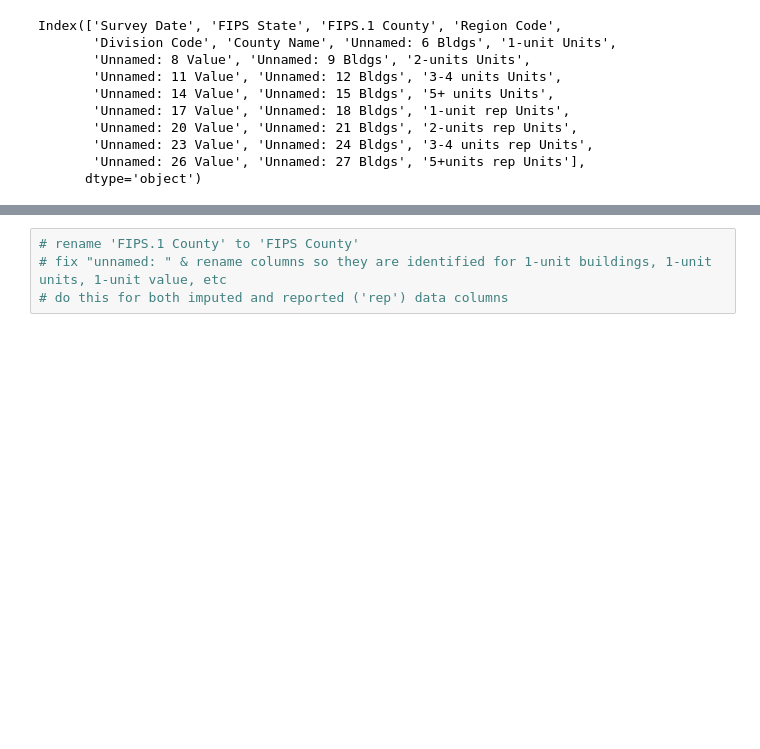
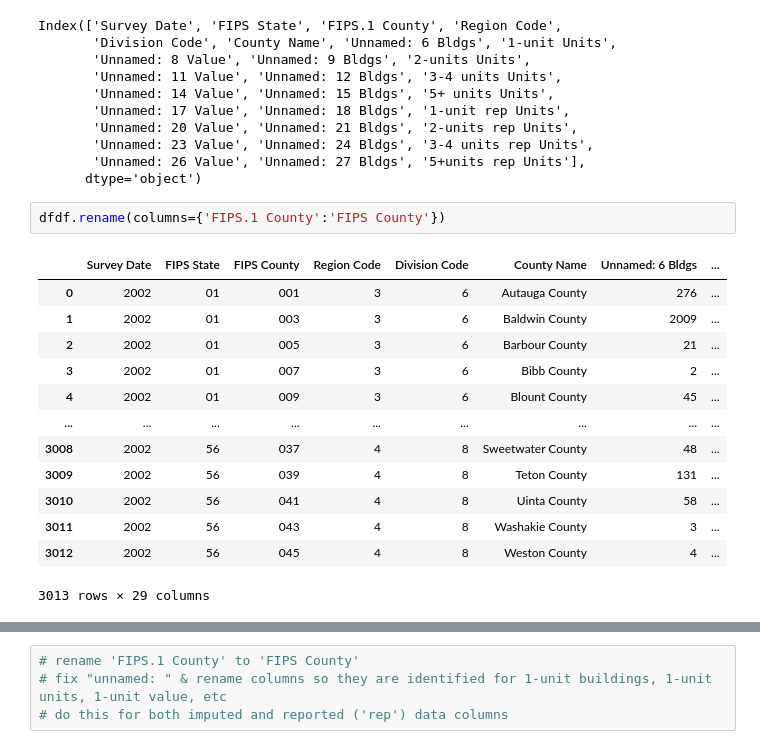
Before and after one commit to maria-milosh/rp-permits, a Jupyter notebook: notebooks/Test_File.ipynb, the cells around one changed output, grey strips where cells are left out. Drawn from its saved outputs; the diff is of its cells as text; blank space fills up the shorter version.

```diff
--- a/notebooks/Test_File.ipynb
+++ b/notebooks/Test_File.ipynb
@@ -62,3 +64,19 @@ Index(['Survey Date', 'FIPS State', 'FIPS.1 County', 'Region Code',
        'Unnamed: 23 Value', 'Unnamed: 24 Bldgs', '3-4 units rep Units',
        'Unnamed: 26 Value', 'Unnamed: 27 Bldgs', '5+units rep Units'],
       dtype='object')
+# %%
+dfdf.rename(columns={'FIPS.1 County':'FIPS County'})
+# %% [output]
+|  | Survey Date | FIPS State | FIPS County | Region Code | Division Code | County Name | Unnamed: 6 Bldgs | ... |
+| 0 | 2002 | 01 | 001 | 3 | 6 | Autauga County | 276 | ... |
+| 1 | 2002 | 01 | 003 | 3 | 6 | Baldwin County | 2009 | ... |
+| 2 | 2002 | 01 | 005 | 3 | 6 | Barbour County | 21 | ... |
+| 3 | 2002 | 01 | 007 | 3 | 6 | Bibb County | 2 | ... |
+| 4 | 2002 | 01 | 009 | 3 | 6 | Blount County | 45 | ... |
+| ... | ... | ... | ... | ... | ... | ... | ... | ... |
+| 3008 | 2002 | 56 | 037 | 4 | 8 | Sweetwater County | 48 | ... |
+| 3009 | 2002 | 56 | 039 | 4 | 8 | Teton County | 131 | ... |
+| 3010 | 2002 | 56 | 041 | 4 | 8 | Uinta County | 58 | ... |
+| 3011 | 2002 | 56 | 043 | 4 | 8 | Washakie County | 3 | ... |
+| 3012 | 2002 | 56 | 045 | 4 | 8 | Weston County | 4 | ... |
+3013 rows × 29 columns
```
Also changed, not shown: parts of 8 cells of this notebook, 1 other file.
